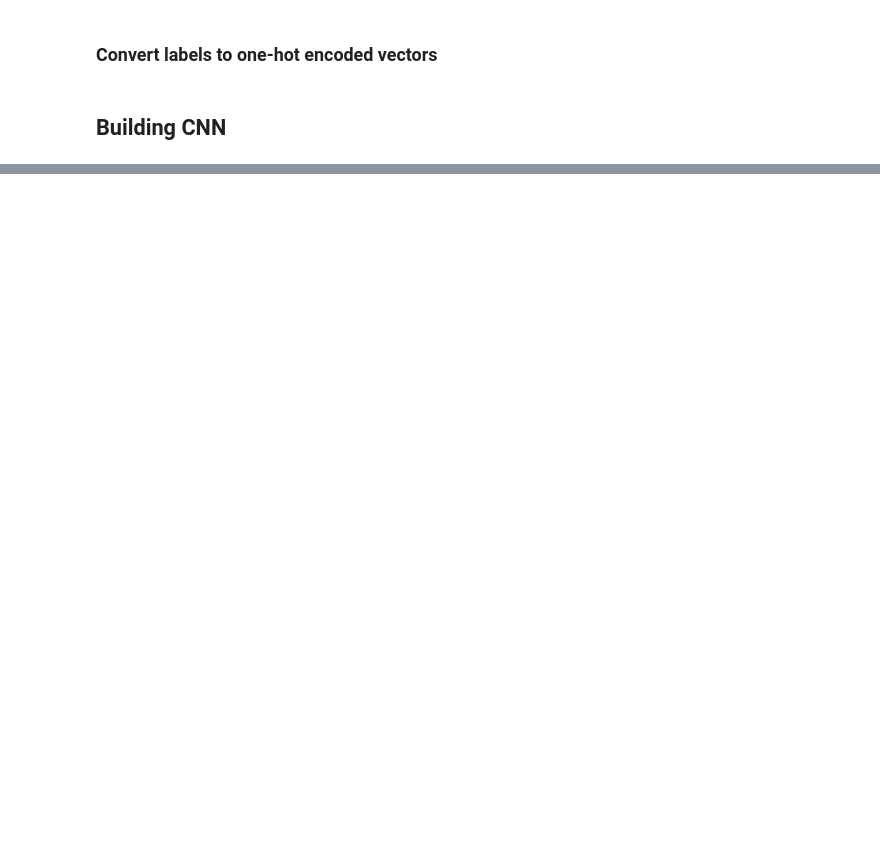
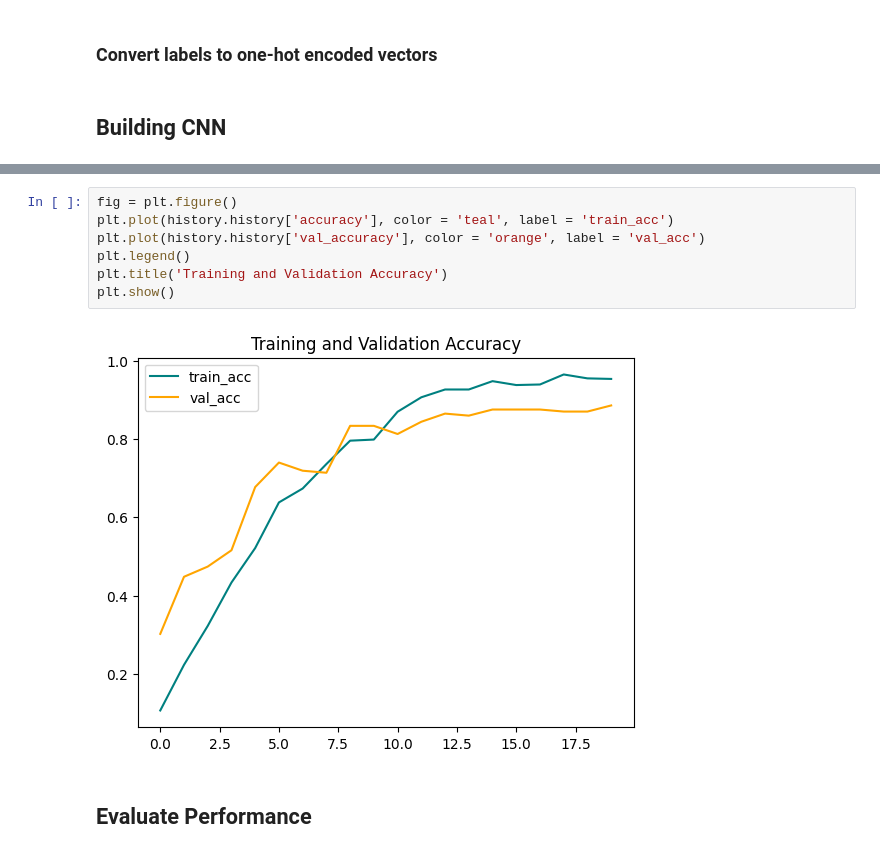
Before and after one commit to r-dura/audio-classification, a Jupyter notebook: cnn_genre_classification.ipynb, the cells around one changed output, grey strips where cells are left out. Saved outputs shown, nothing was run; the diff lists cells and outputs as text; blank space fills up the shorter version.

```diff
--- a/cnn_genre_classification.ipynb
+++ b/cnn_genre_classification.ipynb
@@ -104,0 +209,11 @@ model = Sequential()
+# %%
+fig = plt.figure()
+plt.plot(history.history['accuracy'], color = 'teal', label = 'train_acc')
+plt.plot(history.history['val_accuracy'], color = 'orange', label = 'val_acc')
+plt.legend()
+plt.title('Training and Validation Accuracy')
+plt.show()
+# %% [output]
+[figure, added]
+# %% [markdown]
+## Evaluate Performance
```
Also changed, not shown: parts of 15 cells of this notebook.
